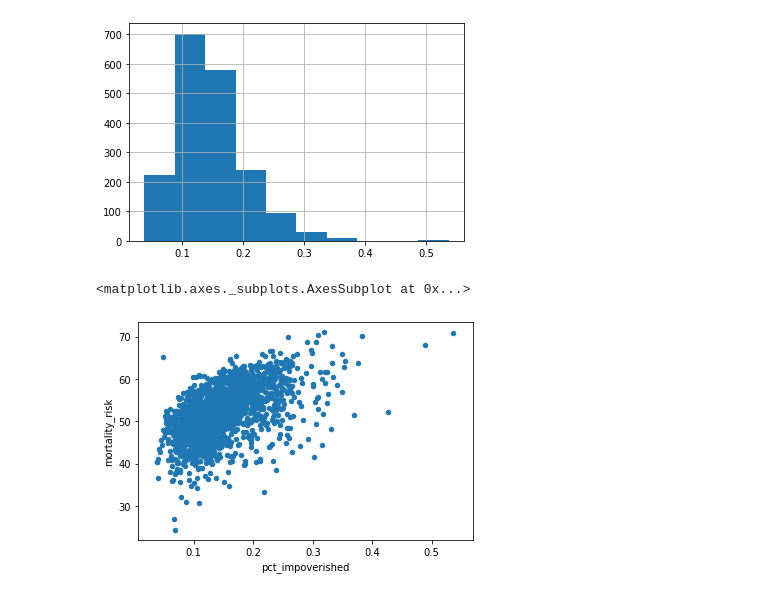
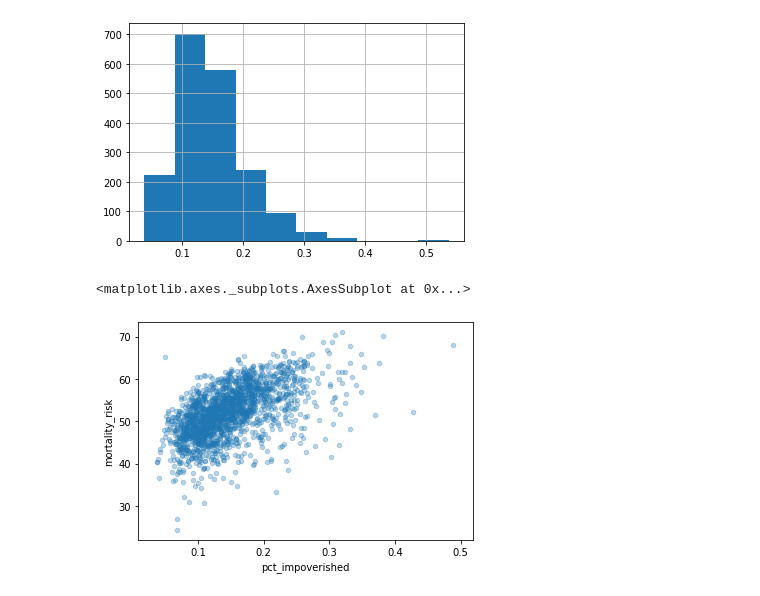
Before and after one commit to MichaelYinGH/ac209project, a Jupyter notebook: notebooks/demographic_data.ipynb, the cells around one changed output. Saved outputs shown, nothing was run; the diff lists cells and outputs as text; code cells hidden in the pictures.

Commit message:
update demo data

```diff
--- a/notebooks/demographic_data.ipynb
+++ b/notebooks/demographic_data.ipynb
@@ -113,0 +116,5 @@ income.head()
+# %%
+landvar = 'LND110210D'
+land = pd.read_csv(raw_dir/'LND01.csv')[['STCOU', landvar]].rename(
+    columns={'STCOU':'fips', landvar:'sq_miles'})
+land.head()
@@ -114 +132,11 @@ income.head()
+# %%
+demos = pd.merge(
+    kaggle_demos, health.set_index('FIPS')[['Life expectancy', 'Mortality risk']],
+    left_on='fips', right_index=True).merge(
+        income.set_index('fips')[['all_poverty', 'median_hh_income']],
+        left_on='fips', right_index=True).merge(
+            land.set_index('fips'), left_on='fips', right_index=True)
+
+def fix_colname(s): return s.lower().strip().replace(' ', '_')
+demos.columns = [fix_colname(_) for _ in demos.columns]
 # %% [markdown]
@@ -116,14 +144,6 @@ income.head()
-# %%
-demos = pd.merge(
-    kaggle_demos, health.set_index('FIPS')[['Life expectancy', 'Mortality risk']],
-    left_on='fips', right_index=True).merge(
-        income.set_index('fips')[['all_poverty', 'median_hh_income']],
-        left_on='fips', right_index=True)
-
-def fix_colname(s): return s.lower().strip().replace(' ', '_')
-demos.columns = [fix_colname(_) for _ in demos.columns]
-
-demos['pct_impoverished'] = demos.all_poverty.div(demos.population)
+# %%
+demos['pct_impoverished'] = demos.all_poverty.div(demos.population)
+demos['pop_density'] = demos.population.div(demos.sq_miles)
 # %% [markdown]
 #### Quick vis check
 # %%
@@ -132,7 +152,7 @@ demos.pct_impoverished.hist()
 <matplotlib.axes._subplots.AxesSubplot at 0x...>
 [figure]
 # %%
-demos.plot.scatter('pct_impoverished', 'mortality_risk')
+demos.plot.scatter('pct_impoverished', 'mortality_risk', alpha=0.3)
 # %% [output]
 <matplotlib.axes._subplots.AxesSubplot at 0x...>
-[figure, old version]
+[figure, new version]
```
Also changed, not shown: parts of 15 cells of this notebook.
